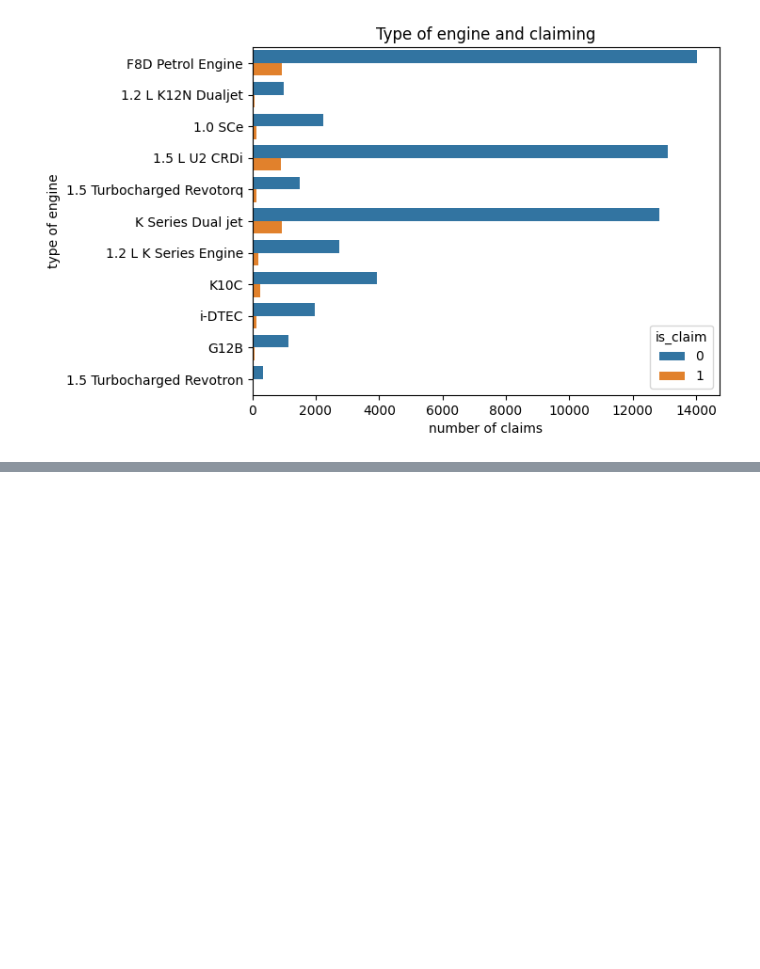
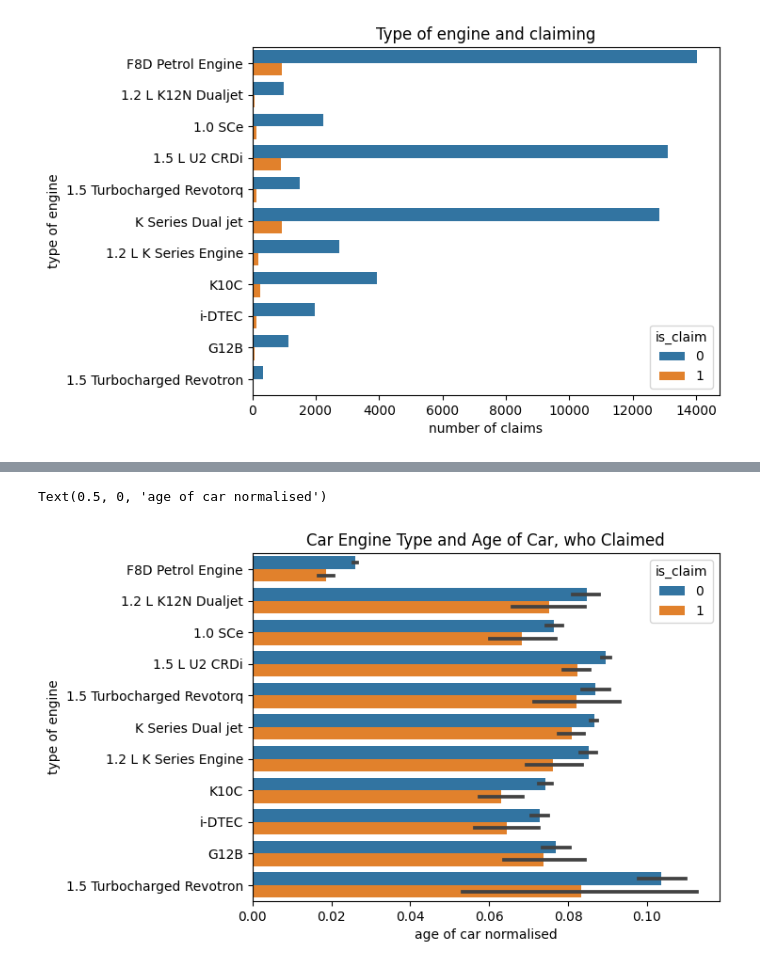
Before and after one commit to kibambe-0167/claim-car, a Jupyter notebook: data_visual.ipynb, the cells around one changed output, grey strips where cells are left out. Saved outputs shown, nothing was run; the diff lists cells and outputs as text; code cells hidden in the pictures; blank space fills up the shorter version.

```diff
--- a/data_visual.ipynb
+++ b/data_visual.ipynb
@@ -36,0 +44,9 @@ Text(0.5, 0, 'number of claims')
+# %%
+# age of car and the engine type who claimed.
+plt.title("Car Engine Type and Age of Car, who Claimed")
+sns.barplot(data=df, x="age_of_car", y="engine_type", hue="is_claim")
+plt.ylabel("type of engine")
+plt.xlabel("age of car normalised")
+# %% [output]
+Text(0.5, 0, 'age of car normalised')
+[figure, added]
```
Also changed, not shown: parts of 4 cells of this notebook, 2 other files.
